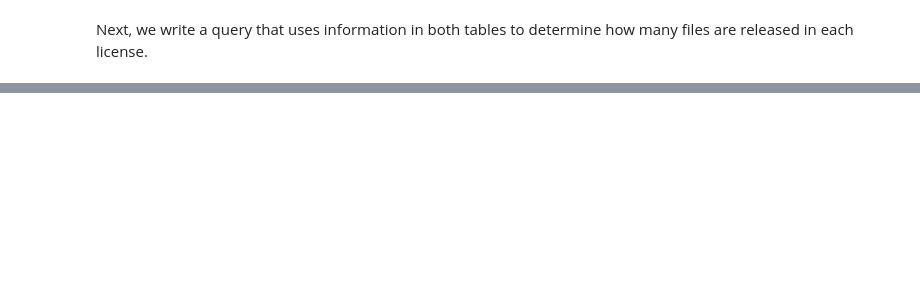
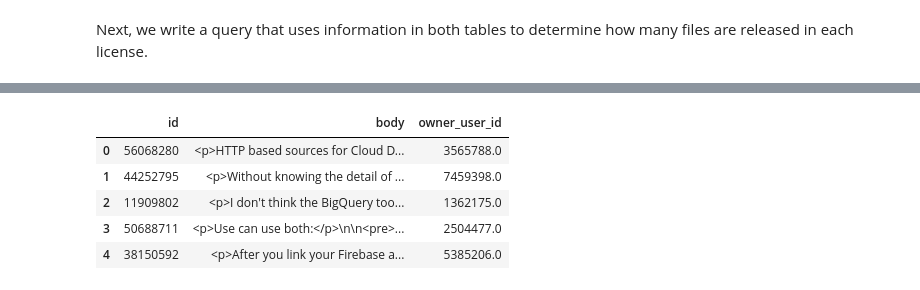
Before and after one commit to LooseDaMoose/KaggleIntro2SQL, a Jupyter notebook: 6_JoiningData.ipynb, the cells around one changed output, grey strips where cells are left out. Saved outputs shown, nothing was run; the diff lists cells and outputs as text; code cells hidden in the pictures; blank space fills up the shorter version.

```diff
--- a/6_JoiningData.ipynb
+++ b/6_JoiningData.ipynb
@@ -144,0 +312,30 @@ It was a big query, but it gave us a nice table summarizing how many files have
+# %%
+query = """
+        WITH q AS
+        (
+        SELECT questions.id
+        FROM `bigquery-public-data.stackoverflow.posts_questions` as questions
+        WHERE questions.tags LIKE "%bigquery%"
+        )
+        SELECT a.id AS id, a.body AS body, a.owner_user_id AS owner_user_id
+        FROM `bigquery-public-data.stackoverflow.posts_answers` as a
+        INNER JOIN q
+            ON a.parent_id = q.id
+        """
+
+# Set up the query (cancel the query if it would use too much of
+# your quota, with the limit set to 10 GB)
+safe_config = bigquery.QueryJobConfig(maximum_bytes_billed=10**11)
+query_job = client.query(query, job_config=safe_config)
+
+# API request - run the query, and convert the results to a pandas DataFrame
+query_out = query_job.to_dataframe()
+# check first five rows
+query_out.head()
+# %% [output]
+|  | id | body | owner_user_id |
+| 0 | 56068280 | <p>HTTP based sources for Cloud D... | 3565788.0 |
+| 1 | 44252795 | <p>Without knowing the detail of ... | 7459398.0 |
+| 2 | 11909802 | <p>I don't think the BigQuery too... | 1362175.0 |
+| 3 | 50688711 | <p>Use can use both:</p>\n\n<pre>... | 2504477.0 |
+| 4 | 38150592 | <p>After you link your Firebase a... | 5385206.0 |
```
Also changed, not shown: parts of 20 cells of this notebook.
